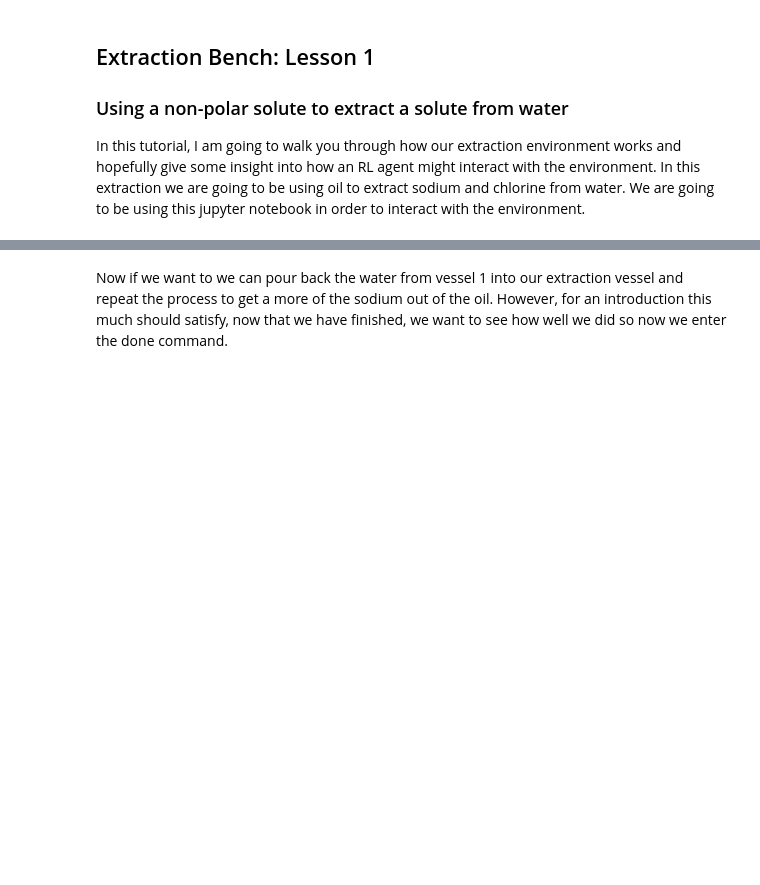
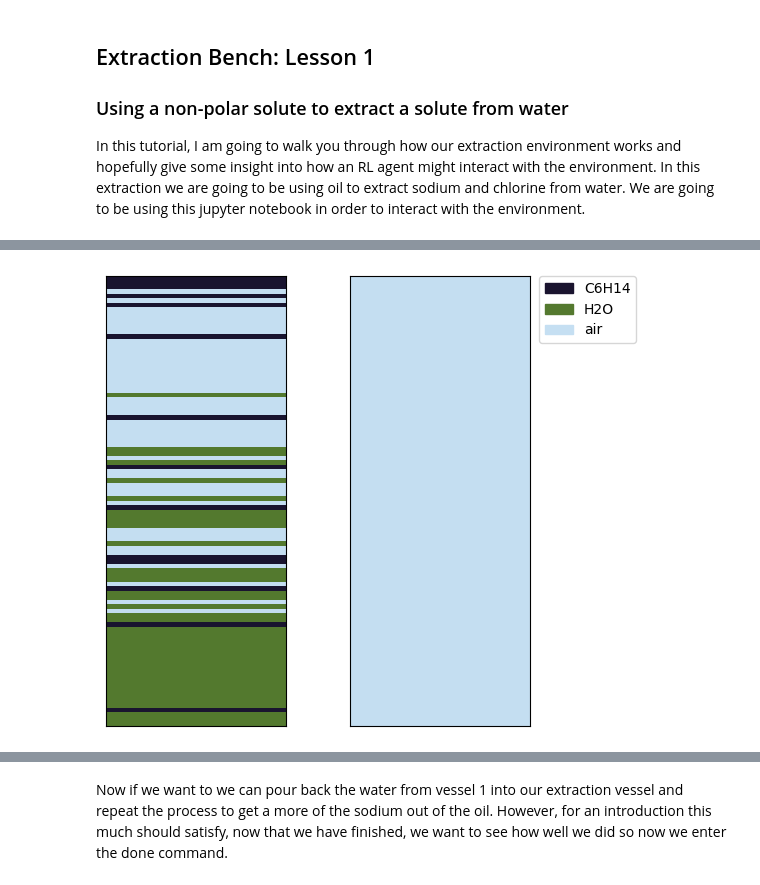
Before and after one commit to chemgymrl/chemgymrl, a Jupyter notebook: lessons/notebooks/extraction_lesson.ipynb, the cells around one changed output, grey strips where cells are left out. Saved outputs shown, nothing was run; the diff lists cells and outputs as text; code cells hidden in the pictures; blank space fills up the shorter version.

Commit message:
Updating the extraction lesson notebook

```diff
--- a/lessons/notebooks/extraction_lesson.ipynb
+++ b/lessons/notebooks/extraction_lesson.ipynb
@@ -6,18 +6,3 @@ In this tutorial, I am going to walk you through how our extraction environment
 RL agent might interact with the environment. In this extraction we are going to be using oil to extract sodium and
 chlorine from water. We are going to be using this jupyter notebook in order to interact
 with the environment.
-# %%
-import sys
-sys.path.append('../')
-sys.path.append('../chemistrylab/reactions')
-import gym
-import chemistrylab
-import numpy as np
-from gym import envs
-all_envs = envs.registry.all()
-env_ids = [env_spec.id for env_spec in all_envs if 'Extract' in env_spec.id]
-print(env_ids)
-env = gym.make('WaterOilExtract-v1')
-render_mode = "human"
-action_set = ['Draining from ExV to Beaker1', 'Mix ExV', 'Pour from B1 to ExV', 'Pour from B1 to B2',
-              'Pour from ExV to B2', 'Add oil', 'Add water', 'Done']
@@ -81,3 +202,10 @@ print('======================================================')
+# %%
+# Mix
+obs,rew,d,*_ = water_oil_bench.step(9)
+
+plot_layers(water_oil_bench,obs)
+# %% [output]
+[figure, added]
 # %% [markdown]
 Now that we have done some mixing we need to wait for the oil to settle to the top of the water so we can drain the
 water. Keep repeating the following command until the graph settles.
```
Also changed, not shown: parts of 24 cells of this notebook.
